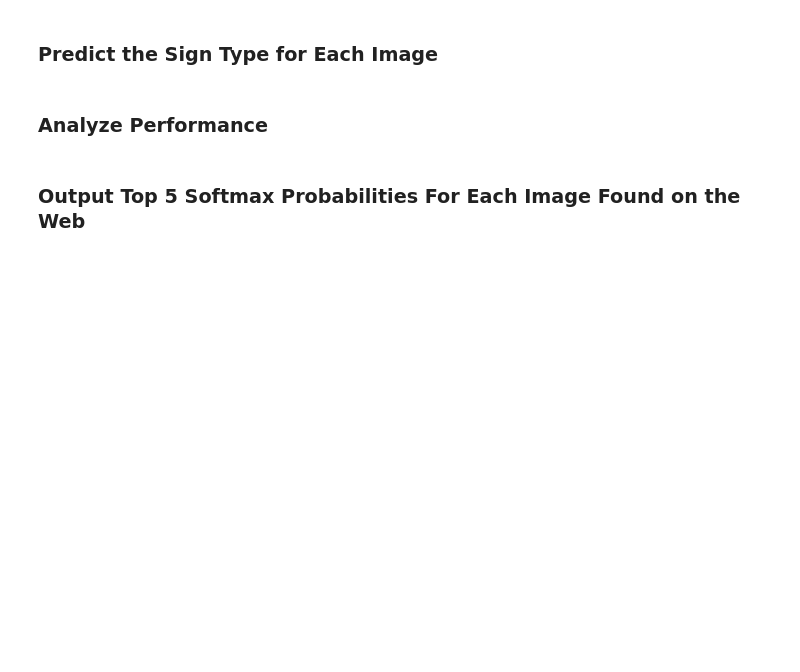
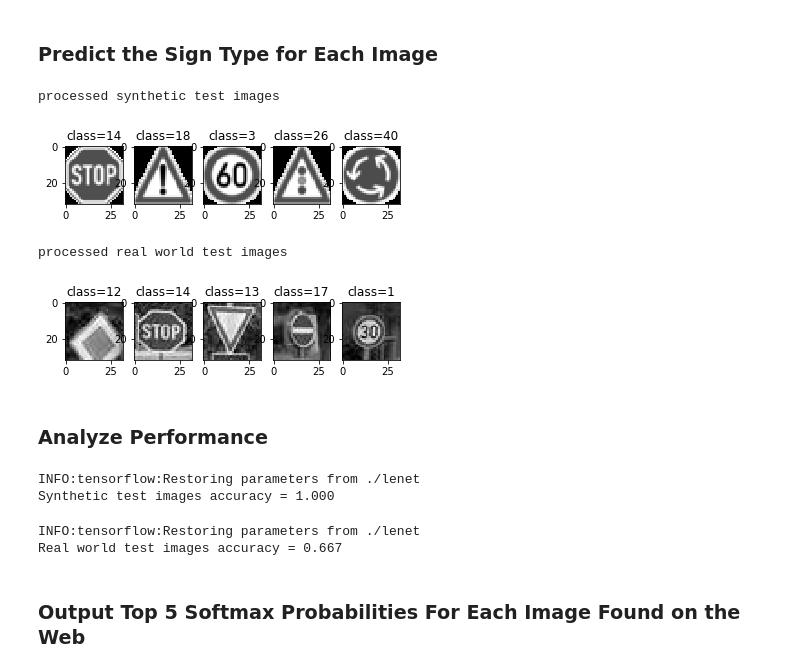
Before and after one commit to nitheeshkl/Udacity_CarND_TrafficSignClassifier, a Jupyter notebook: Traffic_Sign_Classifier.ipynb, the cells around one changed output. Cells and saved outputs as stored; diff of their text form; code cells hidden in the pictures; blank space fills up the shorter version.

```diff
--- a/Traffic_Sign_Classifier.ipynb
+++ b/Traffic_Sign_Classifier.ipynb
@@ -367,8 +388,73 @@ Random test images from internet
+# %%
+### Run the predictions here and use the model to output the prediction for each image.
+### Make sure to pre-process the images with the same pre-processing pipeline used earlier.
+### Feel free to use as many code cells as needed.
+
+synthetic_test_input = np.asarray(synthetic_test_img_list)
+synthetic_test_output = np.asarray(synthetic_test_img_labels)
+
+# convert to grayscale
+synthetic_test_input = np.sum(synthetic_test_input/3, axis=3, keepdims=True)
+# normalize
+synthetic_test_input = np.array([(x-128)/128 for x in synthetic_test_input])
+
+print("processed synthetic test images")
+
+fig, axes = plt.subplots(nrows=1, ncols=5)
+axes = axes.flatten()
+for i in range(0,5):
+    axes[i].imshow(synthetic_test_input[i].squeeze(), cmap=plt.cm.gray)
+    axes[i].set_title(("class=%s"%(synthetic_test_output[i])))
+
+plt.show()
+
+real_test_input = np.asarray(real_test_img_list)
+real_test_output = np.asarray(real_test_img_labels)
+
+# convert to grayscale
+real_test_input = np.sum(real_test_input/3, axis=3, keepdims=True)
+# normalize
+real_test_input = np.array([(x-128)/128 for x in real_test_input])
+
+print("processed real world test images")
+
+fig, axes = plt.subplots(nrows=1, ncols=5)
+axes = axes.flatten()
+for i in range(0,5):
+    axes[i].imshow(real_test_input[i].squeeze(), cmap=plt.cm.gray)
+    axes[i].set_title(("class=%s"%(real_test_output[i])))
+
+plt.show()
+# %% [output]
+processed synthetic test images
+[figure, added]
+processed real world test images
+[figure, added]
 # %% [markdown]
 ### Analyze Performance
 # %%
 ### Calculate the accuracy for these 5 new images.
 ### For example, if the model predicted 1 out of 5 signs correctly, it's 20% accurate on these new images.
+# %%
+with tf.Session() as sess:
+    sess.run(tf.global_variables_initializer())
+    saver3 = tf.train.import_meta_graph("./lenet.meta")
+    saver3.restore(sess, "./lenet")
+    synthetic_test_accuracy = evaluate(synthetic_test_input, synthetic_test_output)
+    print("Synthetic test images accuracy = {:.3f}".format(synthetic_test_accuracy))
+# %% [output]
+INFO:tensorflow:Restoring parameters from ./lenet
+Synthetic test images accuracy = 1.000
+# %%
+with tf.Session() as sess:
+    sess.run(tf.global_variables_initializer())
+    saver3 = tf.train.import_meta_graph("./lenet.meta")
+    saver3.restore(sess, "./lenet")
+    real_test_accuracy = evaluate(real_test_input, real_test_output)
+    print("Real world test images accuracy = {:.3f}".format(real_test_accuracy))
+# %% [output]
+INFO:tensorflow:Restoring parameters from ./lenet
+Real world test images accuracy = 0.667
 # %% [markdown]
 ### Output Top 5 Softmax Probabilities For Each Image Found on the Web
 # %% [markdown]
```
Also changed, not shown: parts of 2 cells of this notebook, 16 other files.
